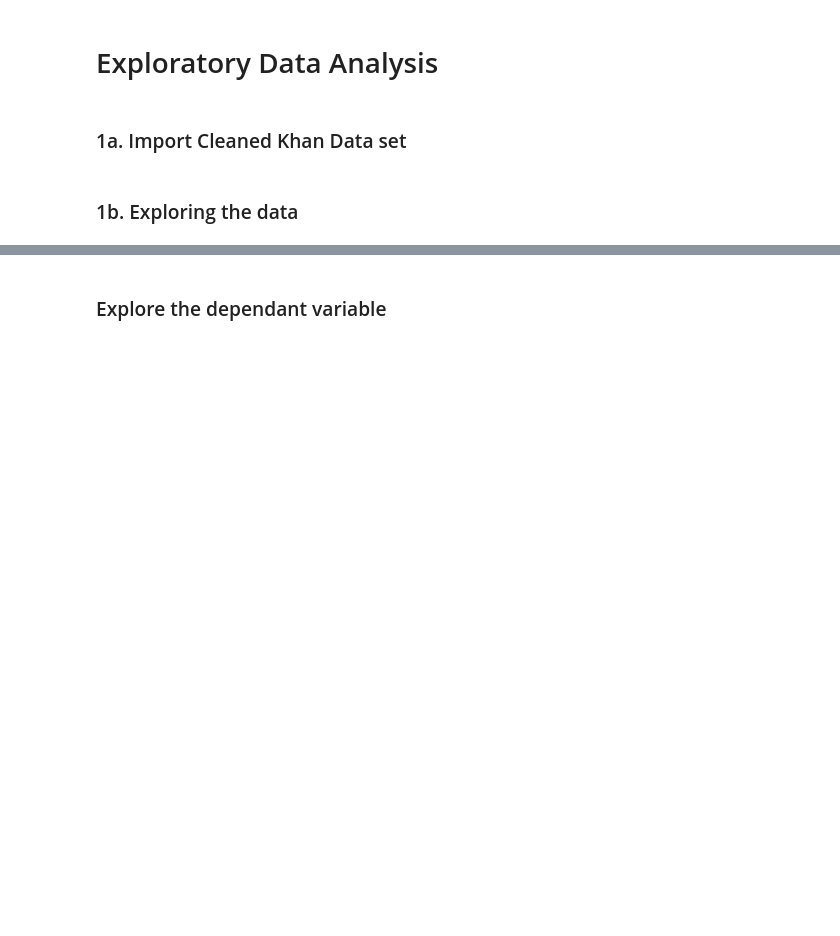
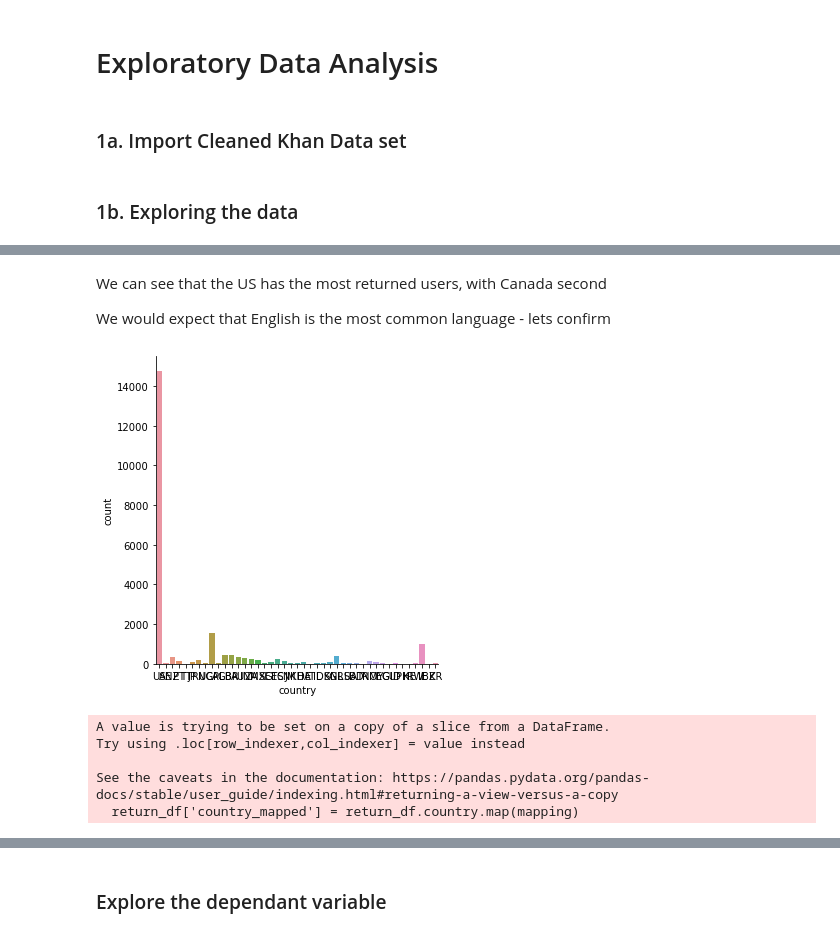
Before and after one commit to ni-mark/Khan_Academy_User_Retention_Behavior_Analysis, a Jupyter notebook: Khan Academy Behavior Analysis/EDA Khan Academy.ipynb, the cells around one changed output, grey strips where cells are left out. Drawn from its saved outputs; the diff is of its cells as text; code cells hidden in the pictures; blank space fills up the shorter version.

```diff
--- a/Khan Academy Behavior Analysis/EDA Khan Academy.ipynb
+++ b/Khan Academy Behavior Analysis/EDA Khan Academy.ipynb
@@ -60,0 +83,2 @@ There are: 19 columns.
+# %%
+return_df = khan_data[khan_data['returned_user'] > 0]
@@ -60,0 +176,23 @@ There are: 19 columns.
+# %% [markdown]
+We can see that the US has the most returned users, with Canada second
+
+We would expect that English is the most common language - lets confirm
+# %%
+sns.catplot(x='country', kind='count', data=return_df)
+plt.show()
+# %% [output]
+[figure, added]
+# %%
+mapping = {'US':'USA', 'CA':'NA', 'IE':'UK', 'BR':'SA', 'GB':'UK', 'NL':'P', 'AU':'P', 'NZ':'P', 'IN':'AS', 'ZA':'AF',
+'ES':'EU', 'RU':'EU', 'MX':'NA', 'NO':'EU', 'PT':'EU', 'CN':'AS', 'SG':'AS', 'DE':'EU', 'JP':'AS', 'GT': 'SA',
+ 'MY':'AS', 'KH':'AS', 'DK':'EU', 'RW':'AF', 'IL':'ME', 'NG':'AF', 'BD':'AS', 'RS':'EU', 'SE':'EU', 'EG':'ME',
+ 'PL':'EU', 'AE':'ME', 'JM':'CAR', 'KR':'AS', 'ID':'AS', 'UA':'EU', 'TR':'EU', 'KE':'AF','PH':'AS', 'TT':'CAR',
+ 'BZ':'SA','AT':'EU', 'GU':'P'}
+
+return_df['country_mapped'] = return_df.country.map(mapping)
+# %% [output]
+A value is trying to be set on a copy of a slice from a DataFrame.
+Try using .loc[row_indexer,col_indexer] = value instead
+
+See the caveats in the documentation: https://pandas.pydata.org/pandas-docs/stable/user_guide/indexing.html#returning-a-view-versus-a-copy
+  return_df['country_mapped'] = return_df.country.map(mapping)
```
Also changed, not shown: parts of 58 cells of this notebook, 3 other files.
